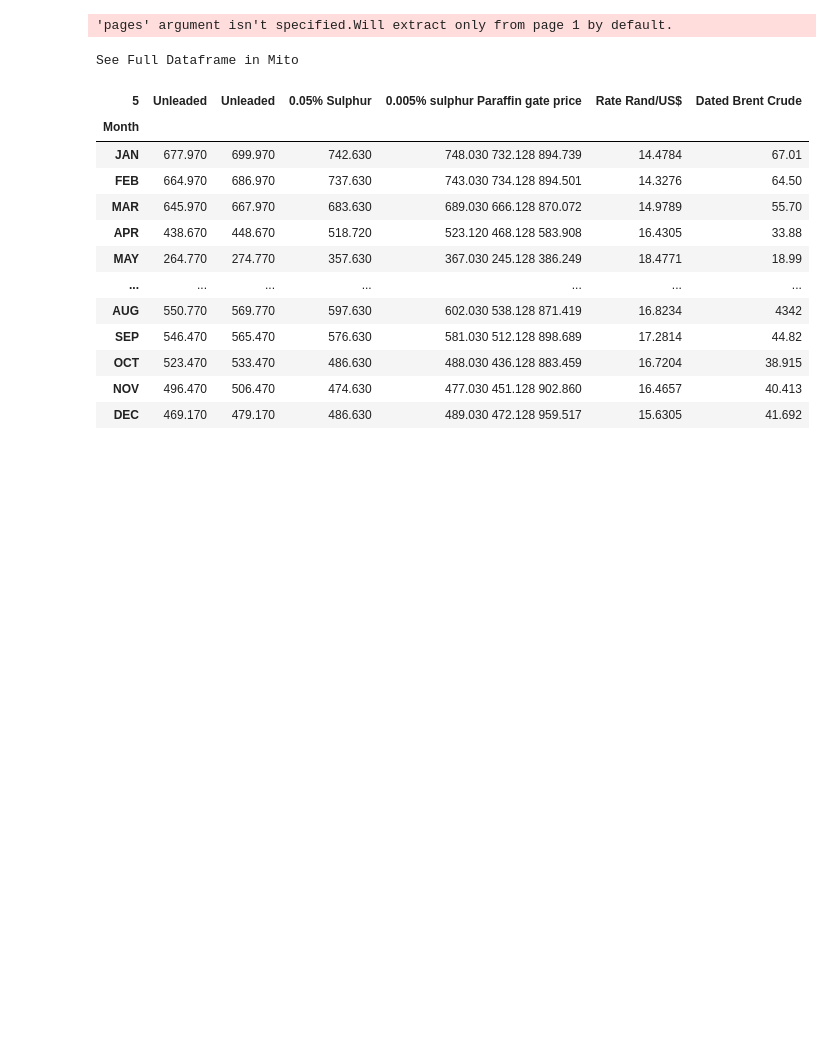
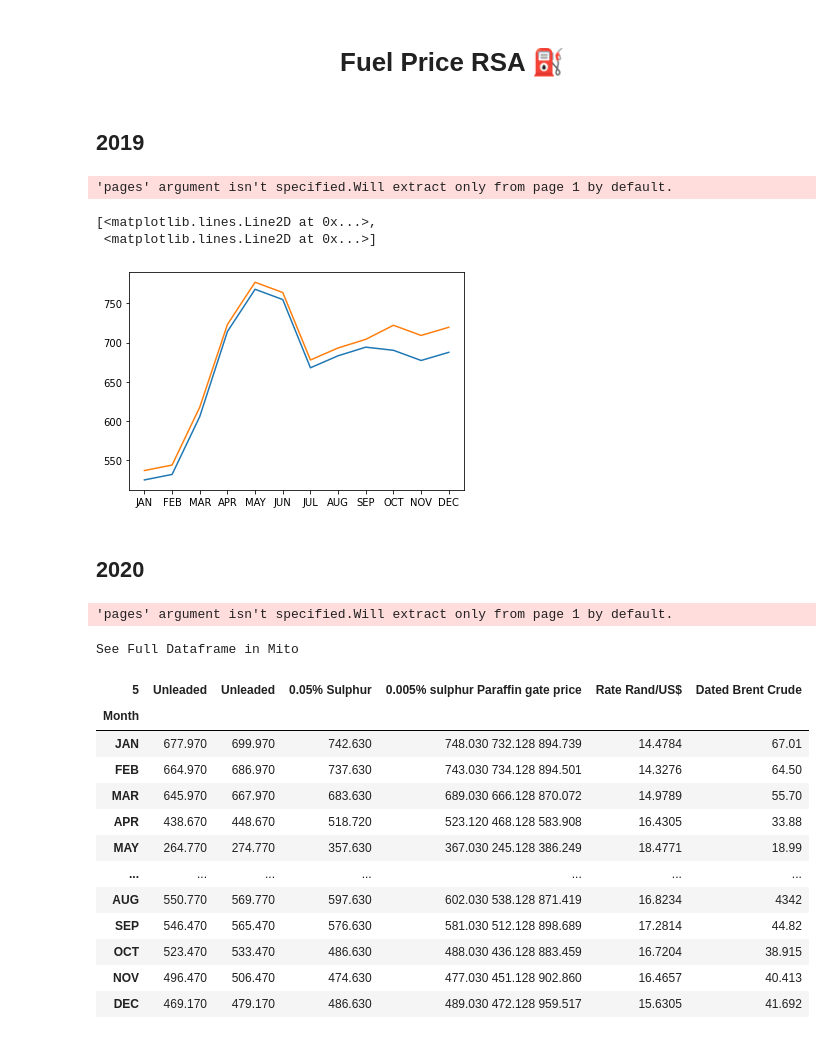
Before and after one commit to TonyMudau/Reading-fuel-prices-from-pdf, a Jupyter notebook: rsa fule price.ipynb, the cells around one changed output. Drawn from its saved outputs; the diff is of its cells as text; code cells hidden in the pictures; blank space fills up the shorter version.

```diff
--- a/rsa fule price.ipynb
+++ b/rsa fule price.ipynb
@@ -1,3 +1,5 @@
+# %% [markdown]
+# <center> Fuel Price RSA ⛽</center>
 # %%
 # importing required modules
 from tabula import read_pdf
@@ -22,6 +24,19 @@ class fuel_prices:
 
     def plot_fuel_price(self, fueltype):
         return plt.plot(self.show_fuel_table()[f'{fueltype}'].astype(float), label= f'{fueltype}')
+# %% [markdown]
+## 2019
+# %%
+PDF2019 = fuel_prices('2019fuel')
+# %%
+PDF2019.plot_fuel_price('Unleaded')
+# %% [output]
+'pages' argument isn't specified.Will extract only from page 1 by default.
+[<matplotlib.lines.Line2D at 0x...>,
+ <matplotlib.lines.Line2D at 0x...>]
+[figure, added]
+# %% [markdown]
+## 2020
 # %%
 PDF2020 = fuel_prices('2020fuel')
 # %%
```
Also changed, not shown: parts of 1 cell of this notebook.
